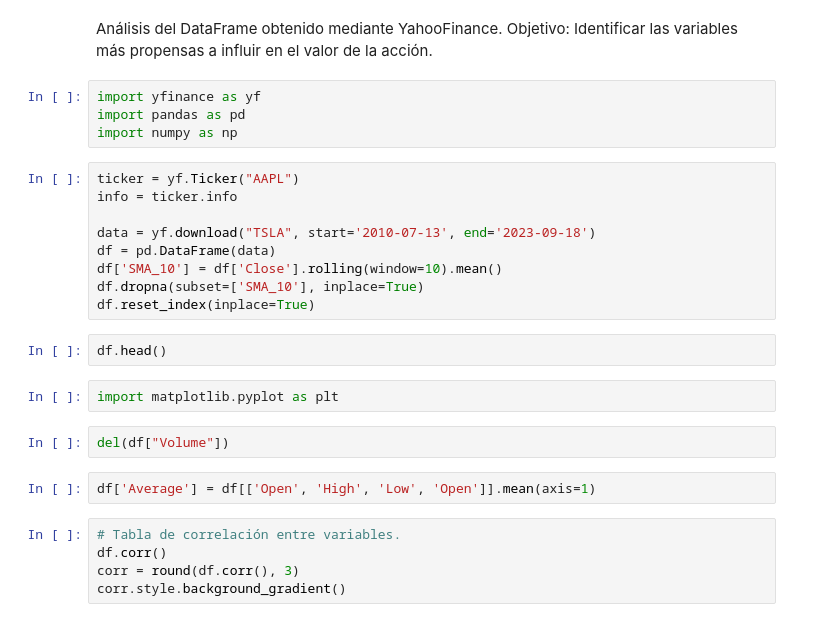
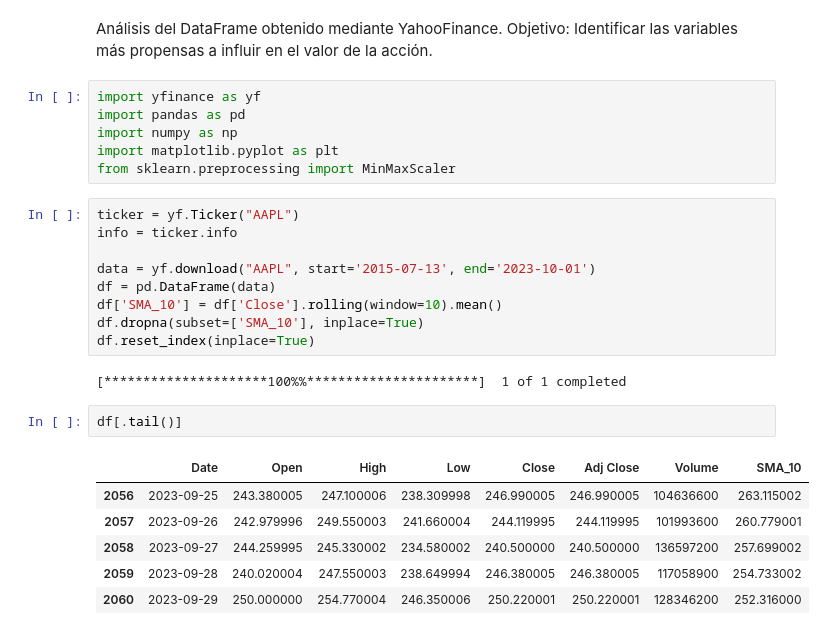
Before and after one commit to AgusMalfatto/LilMarcian, a Jupyter notebook: model_lstm/lstm.ipynb, the cells around one changed output. Cells and saved outputs as stored; diff of their text form.

```diff
--- a/model_lstm/lstm.ipynb
+++ b/model_lstm/lstm.ipynb
@@ -5,25 +5,25 @@ Objetivo: Identificar las variables más propensas a influir en el valor de la a
 import yfinance as yf
 import pandas as pd
 import numpy as np
+import matplotlib.pyplot as plt
+from sklearn.preprocessing import MinMaxScaler
 # %%
 ticker = yf.Ticker("AAPL")
 info = ticker.info
 
-data = yf.download("TSLA", start='2010-07-13', end='2023-09-18')
+data = yf.download("AAPL", start='2015-07-13', end='2023-10-01')
 df = pd.DataFrame(data)
 df['SMA_10'] = df['Close'].rolling(window=10).mean()
 df.dropna(subset=['SMA_10'], inplace=True)
 df.reset_index(inplace=True)
+# %% [output]
+[*********************100%%**********************]  1 of 1 completed
 # %%
-df.head()
+df[.tail()]
+# %% [output]
+|  | Date | Open | High | Low | Close | Adj Close | Volume | SMA_10 |
+| 2056 | 2023-09-25 | 243.380005 | 247.100006 | 238.309998 | 246.990005 | 246.990005 | 104636600 | 263.115002 |
+| 2057 | 2023-09-26 | 242.979996 | 249.550003 | 241.660004 | 244.119995 | 244.119995 | 101993600 | 260.779001 |
+| 2058 | 2023-09-27 | 244.259995 | 245.330002 | 234.580002 | 240.500000 | 240.500000 | 136597200 | 257.699002 |
+| 2059 | 2023-09-28 | 240.020004 | 247.550003 | 238.649994 | 246.380005 | 246.380005 | 117058900 | 254.733002 |
+| 2060 | 2023-09-29 | 250.000000 | 254.770004 | 246.350006 | 250.220001 | 250.220001 | 128346200 | 252.316000 |
-# %%
-import matplotlib.pyplot as plt
-# %%
-del(df["Volume"])
-# %%
-df['Average'] = df[['Open', 'High', 'Low', 'Open']].mean(axis=1)
-# %%
-# Tabla de correlación entre variables.
-df.corr()
-corr = round(df.corr(), 3)
-corr.style.background_gradient()
```
Also changed, not shown: parts of 6 cells of this notebook, 1 other file.
